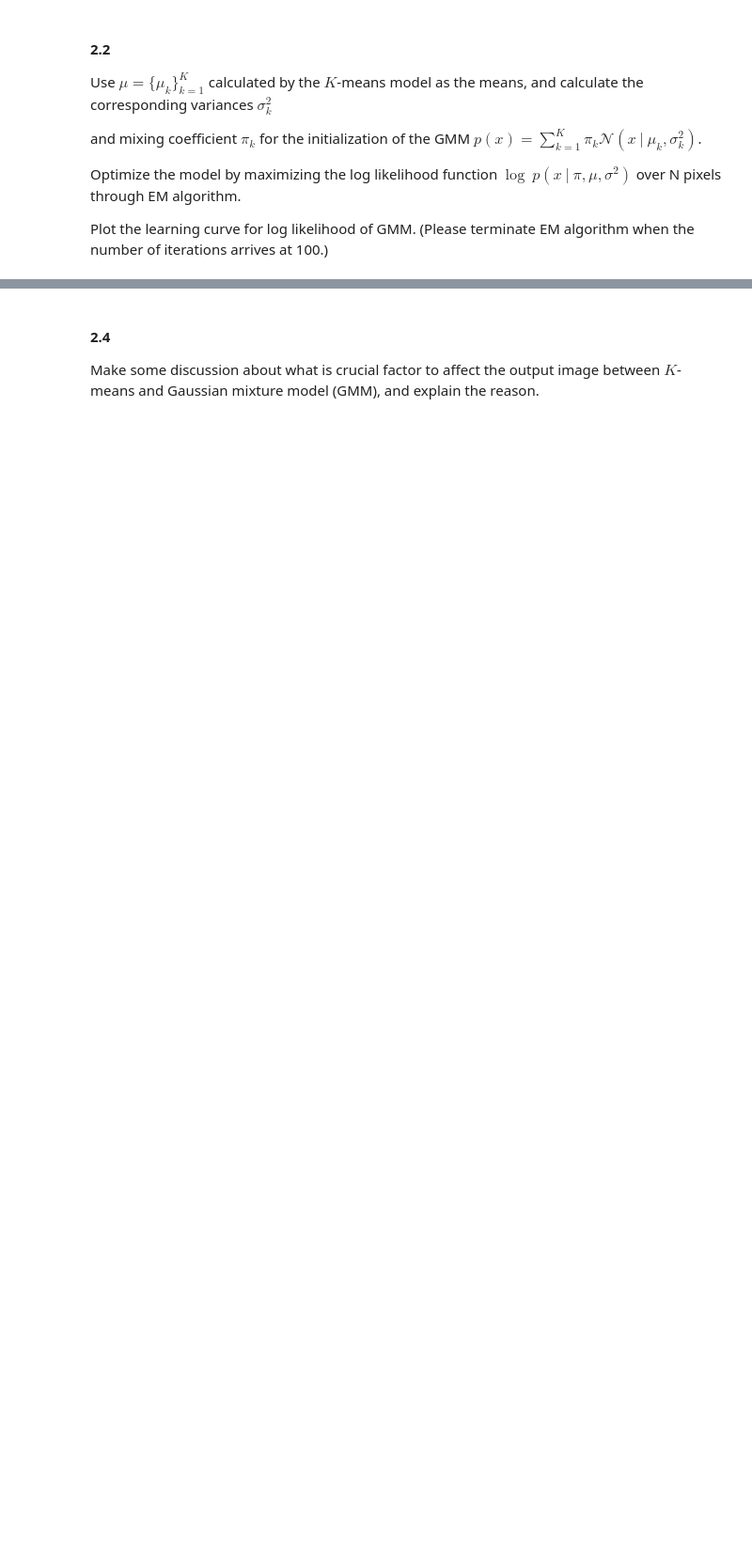
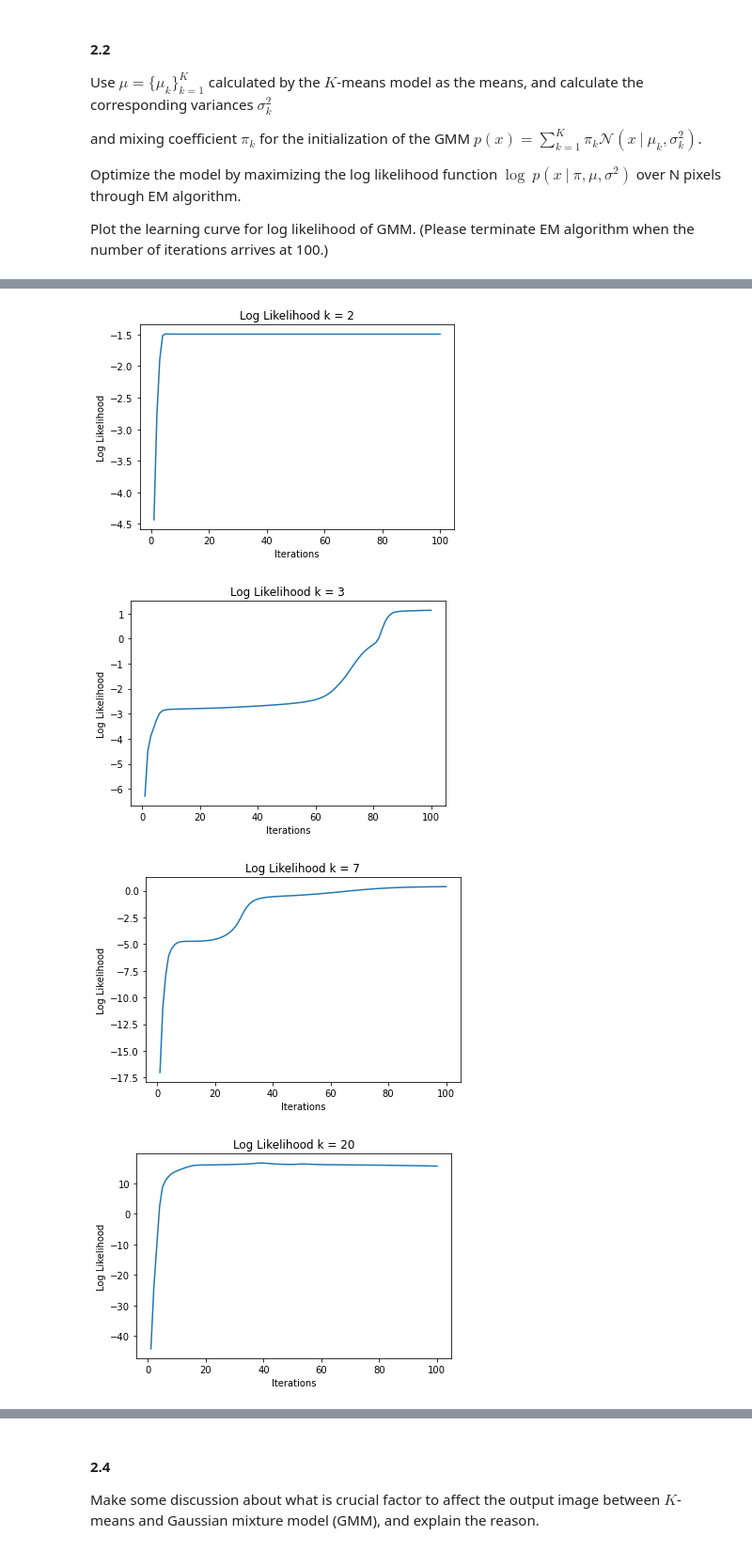
Before and after one commit to jacksonchen1998/2022-NYCU-ML, a Jupyter notebook: hw3_311511052/hw3_311511052.ipynb, the cells around one changed output, grey strips where cells are left out. Shown: that part at 94% size. Saved outputs shown, nothing was run; the diff lists cells and outputs as text; code cells hidden in the pictures; blank space fills up the shorter version.

```diff
--- a/hw3_311511052/hw3_311511052.ipynb
+++ b/hw3_311511052/hw3_311511052.ipynb
@@ -261,8 +257,10 @@ $$
 and show the table of the estimated $\{ \mu_k \}^K_{k=1}$.
 # %%
 np.random.seed(42)
+
 def euclidean_distance(x1, x2):
     return np.sqrt(np.sum((x1 - x2)**2))
+
 class KMeans():
     def __init__(self, K=5, max_iters=100, plot_steps=False):
         self.K = K
@@ -272,7 +270,7 @@ class KMeans():
         self.clusters = [[] for _ in range(self.K)]
         # the centers (mean feature vector) for each cluster
         self.centroids = []
-        self.likelihood = []
+
     def predict(self, X):
         self.X = X
         self.n_samples, self.n_features = X.shape
@@ -383,0 +345,15 @@ print(pixel_values.shape)
+# %%
+k_slot = [2, 3, 7, 20]
+for k_idx in k_slot:
+    k = KMeans(K=k_idx, max_iters=2)
+    print("K = ", k_idx)
+    y_pred = k.predict(pixel_values)
+    centers = np.uint8(k.cent())
+    # print center values with RGB format
+    y_pred = y_pred.astype(int)
+    labels = y_pred.flatten()
+    segmented_image = centers[labels.flatten()]
+    segmented_image = segmented_image.reshape(image.shape)
+    centers_table = pd.DataFrame(centers, columns=["R", "G", "B"])
+    print(centers_table)
+    print("*" * 50)
@@ -415,0 +464,20 @@ Below are some examples.
+# %%
+def plot_loglikelihood(model):
+    iter = np.arange(len(model.loglikelihood))
+    plt.plot(iter+1, model.loglikelihood)
+    plt.title(f'Log Likelihood k = {model.k}')
+    plt.xlabel('Iterations')
+    plt.ylabel('Log Likelihood')
+    plt.show()
+# %%
+np.random.seed(42)
+k_slot = [2, 3, 7, 20]
+for k_idx in k_slot:
+    gmm = GMM(k=k_idx, max_iter=100)
+    gmm.fit(pixel_values)
+    plot_loglikelihood(gmm)
+# %% [output]
+[figure, added]
+[figure, added]
+[figure, added]
+[figure, added]
```
Also changed, not shown: parts of 16 cells of this notebook, 14 other files.
